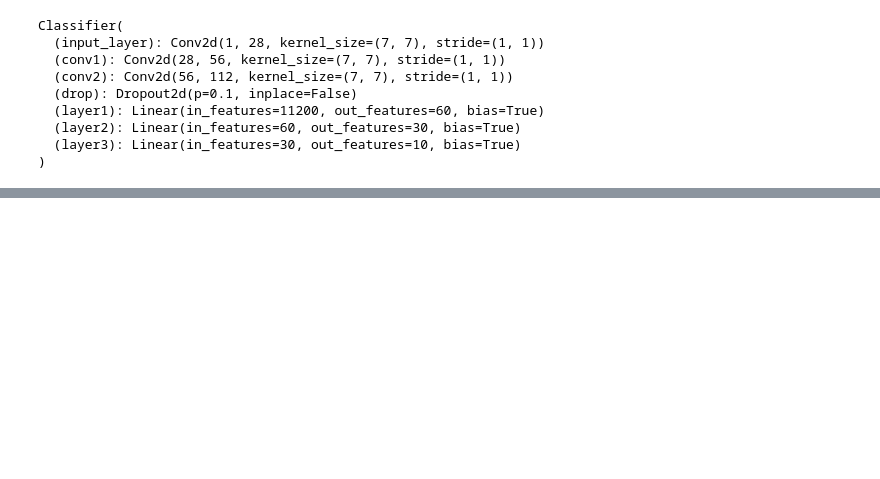
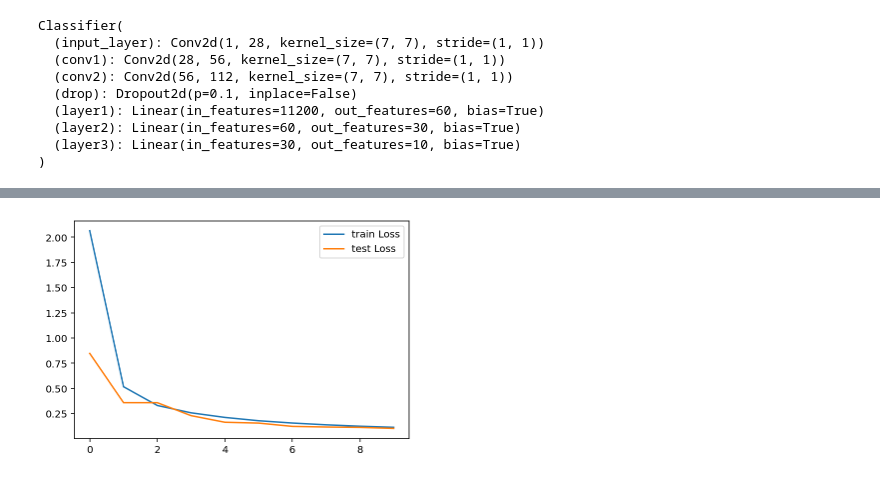
Before and after one commit to jeno-lustyik/number-recognition-challenge, a Jupyter notebook: test.ipynb, the cells around one changed output, grey strips where cells are left out. Saved outputs shown, nothing was run; the diff lists cells and outputs as text; code cells hidden in the pictures; blank space fills up the shorter version.

```diff
--- a/test.ipynb
+++ b/test.ipynb
@@ -144,0 +221,8 @@ plt.show()
+# %%
+plt.plot(final_trl, label='train Loss')
+plt.plot(final_tel, label='test Loss')
+#plt.plot(final_accuracy, label='accuracy')
+plt.legend()
+plt.show()
+# %% [output]
+[figure, added]
```
Also changed, not shown: parts of 5 cells of this notebook, 23 other files.
